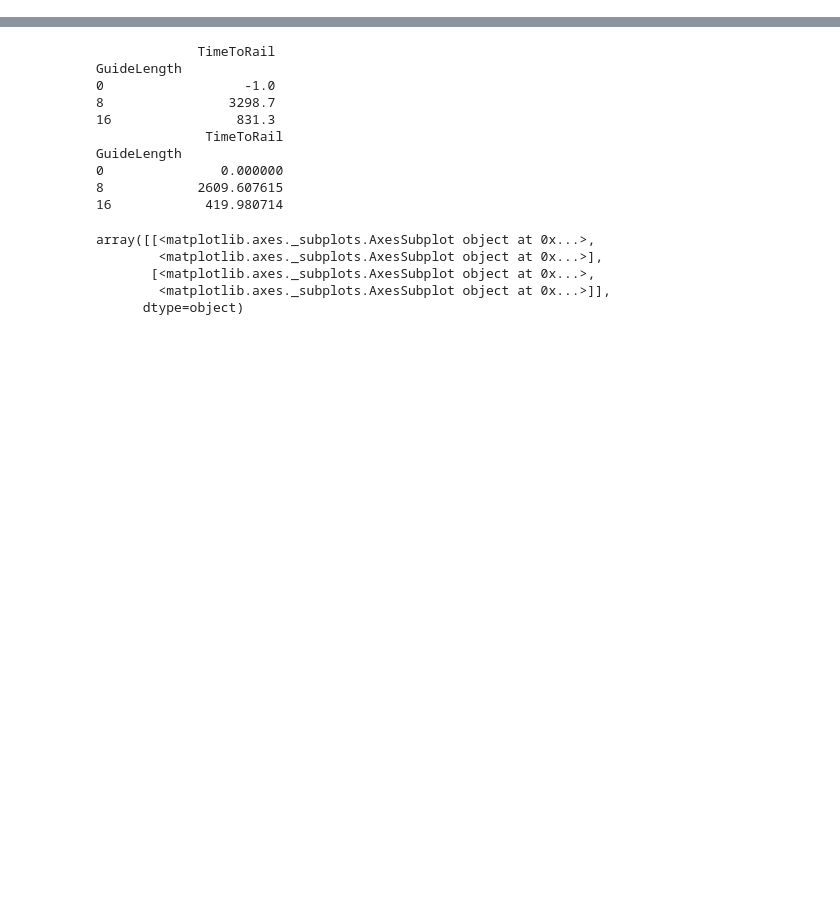
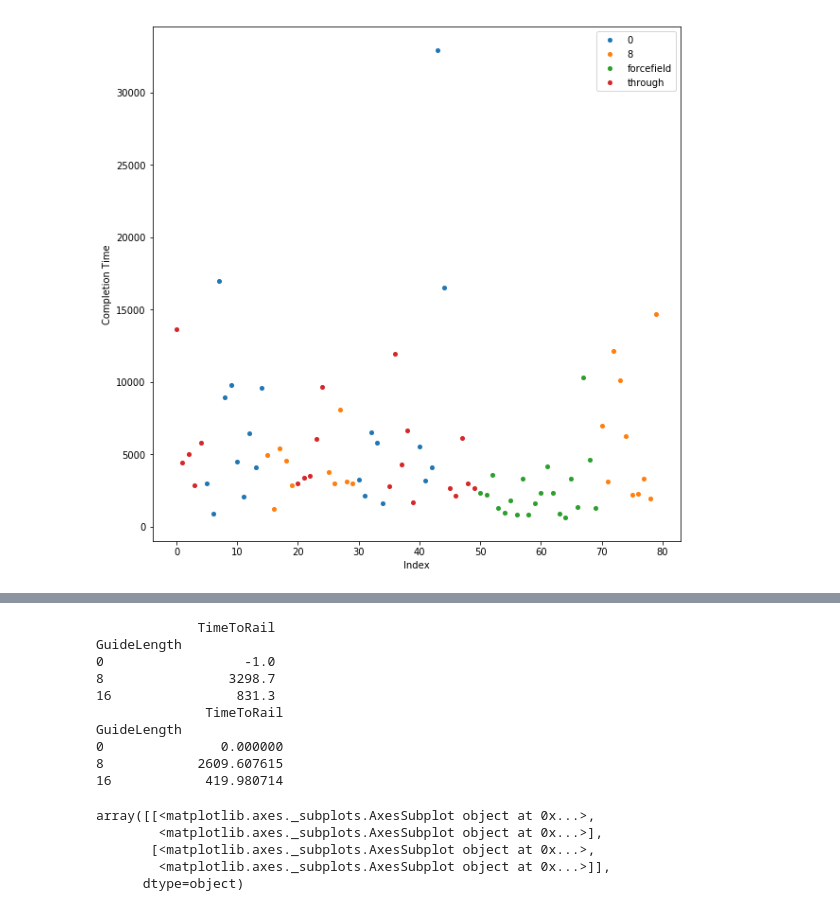
Before and after one commit to HassoPlattnerInstituteHCI/DualPanto-Rails-Study, a Jupyter notebook: Study Protocol/evaluation.ipynb, the cells around one changed output, grey strips where cells are left out. Saved outputs shown, nothing was run; the diff lists cells and outputs as text; code cells hidden in the pictures; blank space fills up the shorter version.

```diff
--- a/Study Protocol/evaluation.ipynb
+++ b/Study Protocol/evaluation.ipynb
@@ -32,0 +58,15 @@ Name: DistanceToTarget, dtype: float64
+# %%
+completion_times = results.loc[:, ["Time", key_condition]]
+completion_times_grouped = completion_times.groupby(key_condition)
+
+fig, ax = plt.subplots(figsize=(10,10))
+ax.margins(0.05) # Optional, just adds 5% padding to the autoscaling
+for name, group in completion_times_grouped:
+    group = group.reset_index()
+    ax.set_xlabel("Index")
+    ax.set_ylabel("Completion Time")
+    ax.plot(group["index"], group["Time"], marker='.', linestyle='', ms=8, label=name)
+ax.legend()
+plt.show()
+# %% [output]
+[figure, added]
```
Also changed, not shown: parts of 30 cells of this notebook, 5 other files.
